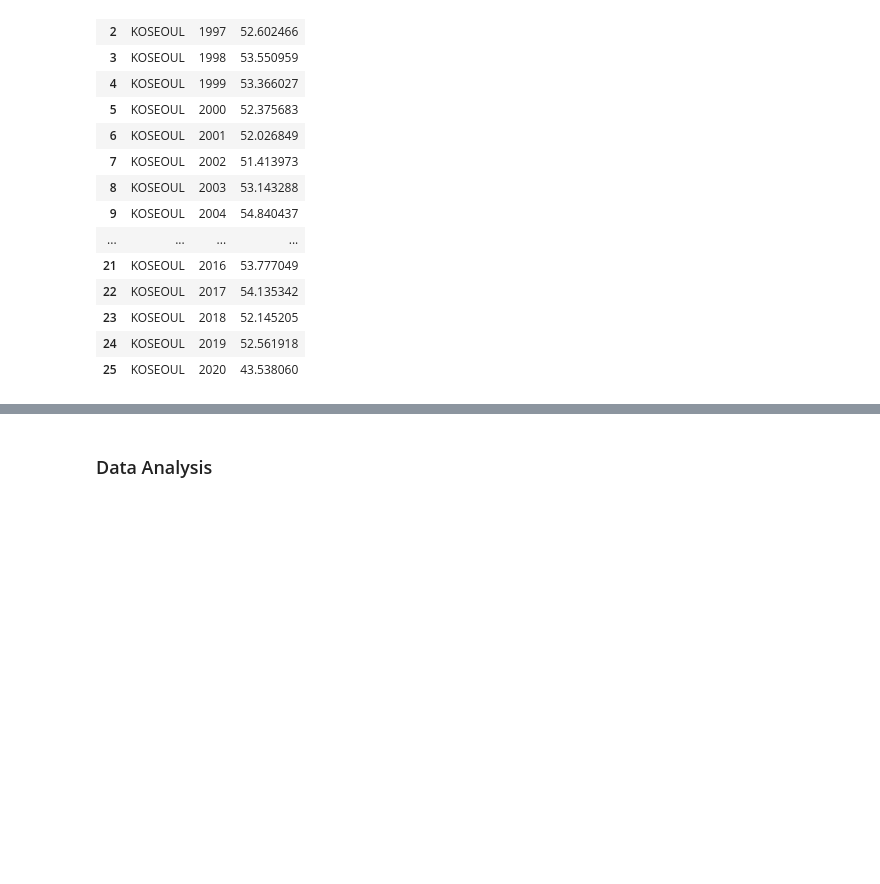
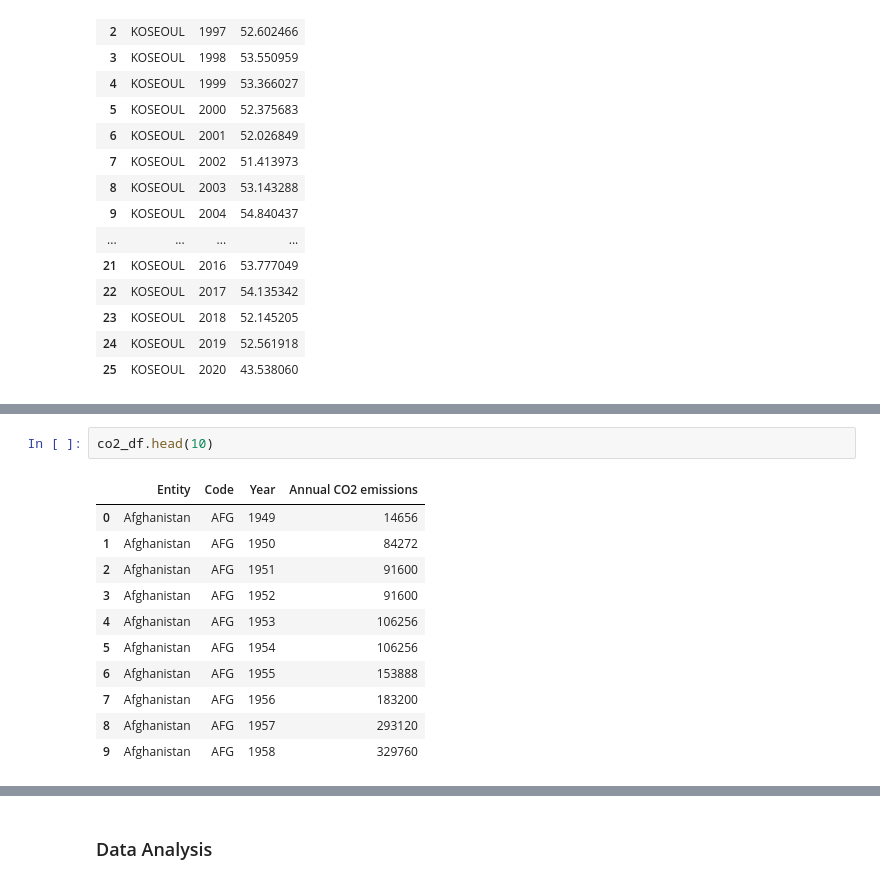
Before and after one commit to Wook22/UC-DAVIS, a Jupyter notebook: STA141B/STA141B.ipynb, the cells around one changed output, grey strips where cells are left out. Cells and saved outputs as stored; diff of their text form; blank space fills up the shorter version.

```diff
--- a/STA141B/STA141B.ipynb
+++ b/STA141B/STA141B.ipynb
@@ -724,0 +729,14 @@ Compares to the US dataset...
+# %%
+co2_df.head(10)
+# %% [output]
+|  | Entity | Code | Year | Annual CO2 emissions |
+| 0 | Afghanistan | AFG | 1949 | 14656 |
+| 1 | Afghanistan | AFG | 1950 | 84272 |
+| 2 | Afghanistan | AFG | 1951 | 91600 |
+| 3 | Afghanistan | AFG | 1952 | 91600 |
+| 4 | Afghanistan | AFG | 1953 | 106256 |
+| 5 | Afghanistan | AFG | 1954 | 106256 |
+| 6 | Afghanistan | AFG | 1955 | 153888 |
+| 7 | Afghanistan | AFG | 1956 | 183200 |
+| 8 | Afghanistan | AFG | 1957 | 293120 |
+| 9 | Afghanistan | AFG | 1958 | 329760 |
```
Also changed, not shown: parts of 13 cells of this notebook, 3 other files.
